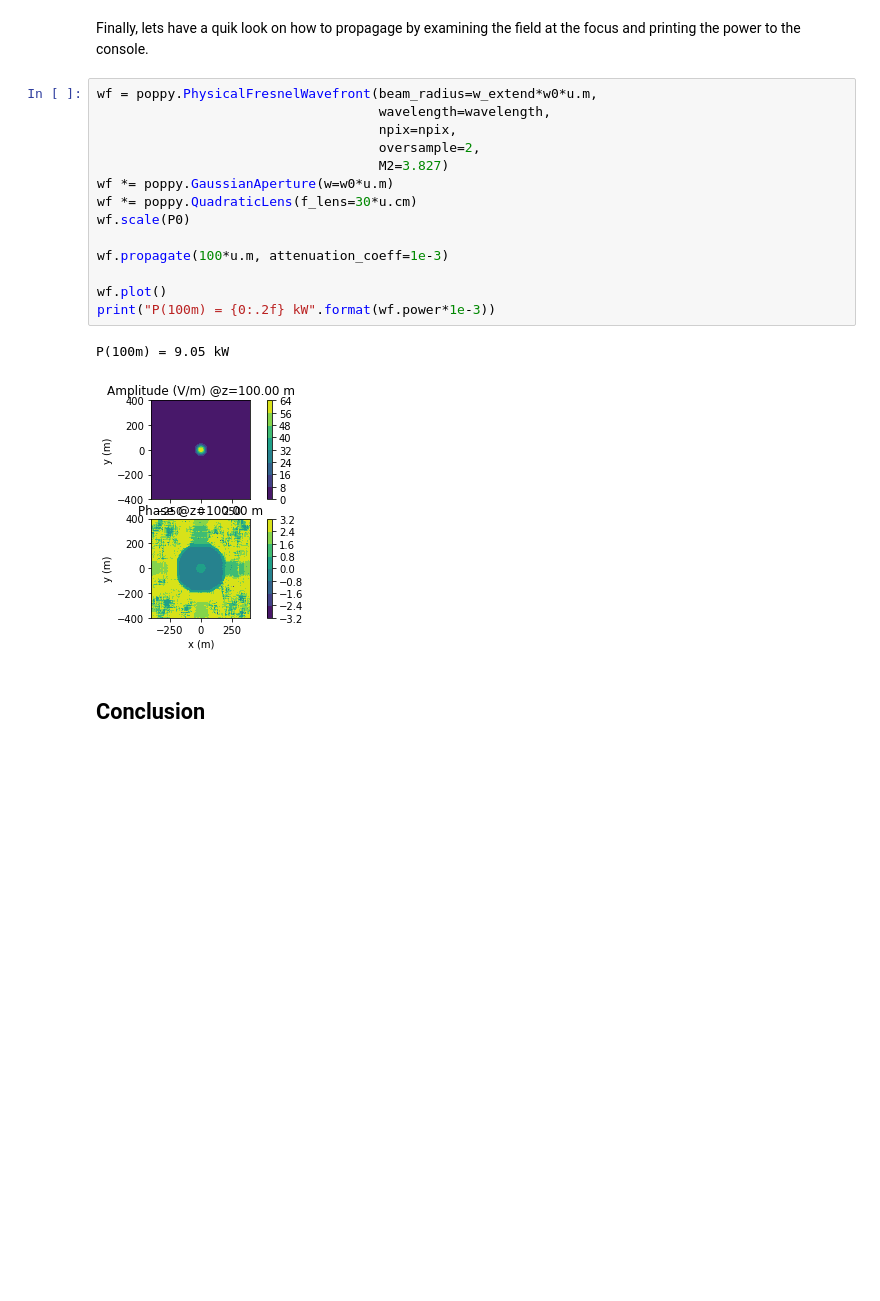
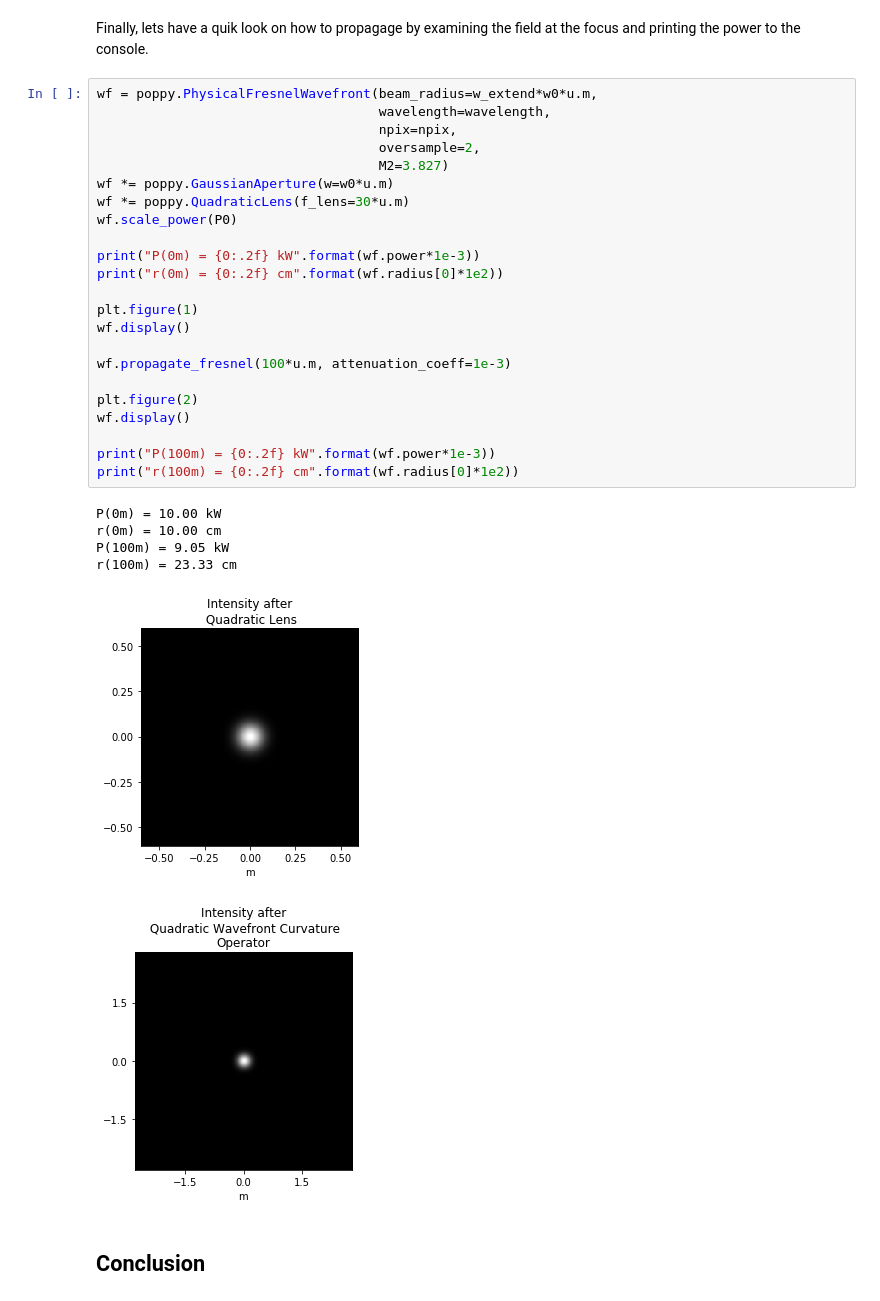
Before and after one commit to spacetelescope/poppy, a Jupyter notebook: notebooks/Physical Units Demo.ipynb, the cells around one changed output. Drawn from its saved outputs; the diff is of its cells as text; blank space fills up the shorter version.

```diff
--- a/notebooks/Physical Units Demo.ipynb
+++ b/notebooks/Physical Units Demo.ipynb
@@ -95,20 +89,33 @@ Finally, lets have a quik look on how to propagage by examining the field at the
 # %%
 wf = poppy.PhysicalFresnelWavefront(beam_radius=w_extend*w0*u.m,
                                     wavelength=wavelength,
                                     npix=npix,
                                     oversample=2,
                                     M2=3.827)
 wf *= poppy.GaussianAperture(w=w0*u.m)
-wf *= poppy.QuadraticLens(f_lens=30*u.cm)
-wf.scale(P0)
+wf *= poppy.QuadraticLens(f_lens=30*u.m)
+wf.scale_power(P0)
 
-wf.propagate(100*u.m, attenuation_coeff=1e-3)
+print("P(0m) = {0:.2f} kW".format(wf.power*1e-3))
+print("r(0m) = {0:.2f} cm".format(wf.radius[0]*1e2))
 
-wf.plot()
+plt.figure(1)
+wf.display()
+
+wf.propagate_fresnel(100*u.m, attenuation_coeff=1e-3)
+
+plt.figure(2)
+wf.display()
+
 print("P(100m) = {0:.2f} kW".format(wf.power*1e-3))
+print("r(100m) = {0:.2f} cm".format(wf.radius[0]*1e2))
 # %% [output]
+P(0m) = 10.00 kW
+r(0m) = 10.00 cm
 P(100m) = 9.05 kW
+r(100m) = 23.33 cm
-[figure, old version]
+[figure, new version]
+[figure, added]
 # %% [markdown]
 ## Conclusion
 # %% [markdown]
```
Also changed, not shown: parts of 4 cells of this notebook, 1 other file.
